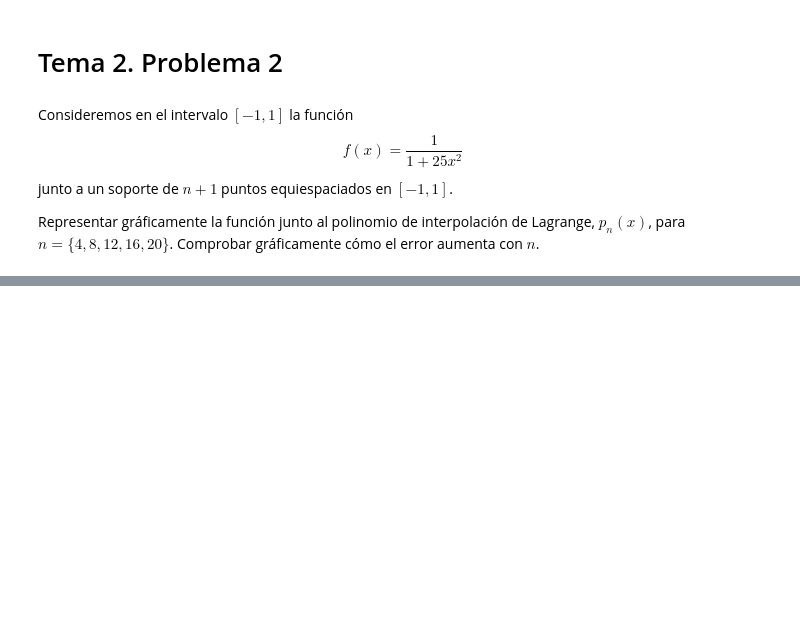
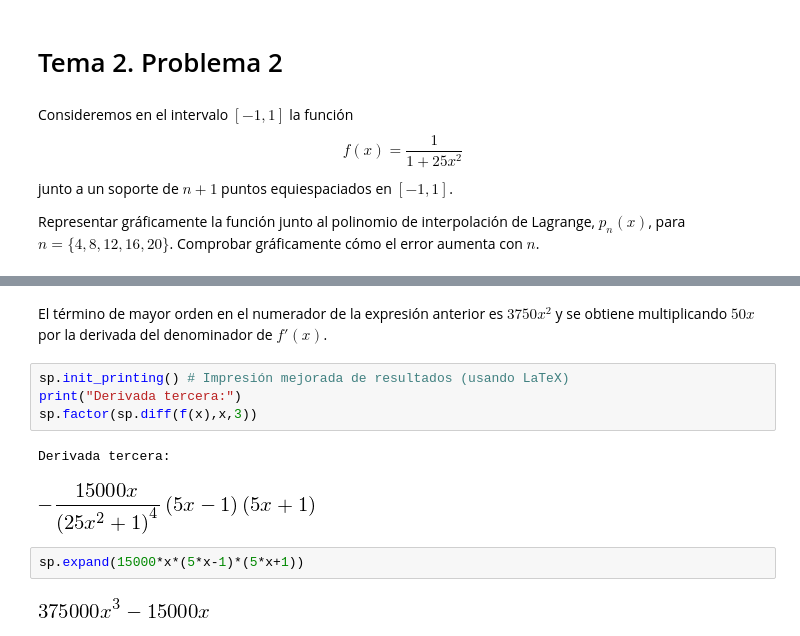
Before and after one commit to rrgalvan/python-mnii, a Jupyter notebook: 2-interpolacion/Tema-2_Pb-2.ipynb, the cells around one changed output, grey strips where cells are left out. Saved outputs shown, nothing was run; the diff lists cells and outputs as text; blank space fills up the shorter version.

```diff
--- a/2-interpolacion/Tema-2_Pb-2.ipynb
+++ b/2-interpolacion/Tema-2_Pb-2.ipynb
@@ -55,0 +79,13 @@ Derivada:
+# %% [markdown]
+El término de mayor orden en el numerador de la expresión anterior es $3750x^2$ y se obtiene multiplicando $50x$ por la derivada del denominador de $f'(x)$.
+# %%
+sp.init_printing() # Impresión mejorada de resultados (usando LaTeX)
+print("Derivada tercera:")
+sp.factor(sp.diff(f(x),x,3))
+# %% [output]
+Derivada tercera:
+[figure, added]
+# %%
+sp.expand(15000*x*(5*x-1)*(5*x+1))
+# %% [output]
+[figure, added]
```
Also changed, not shown: parts of 9 cells of this notebook, 1 other file.
